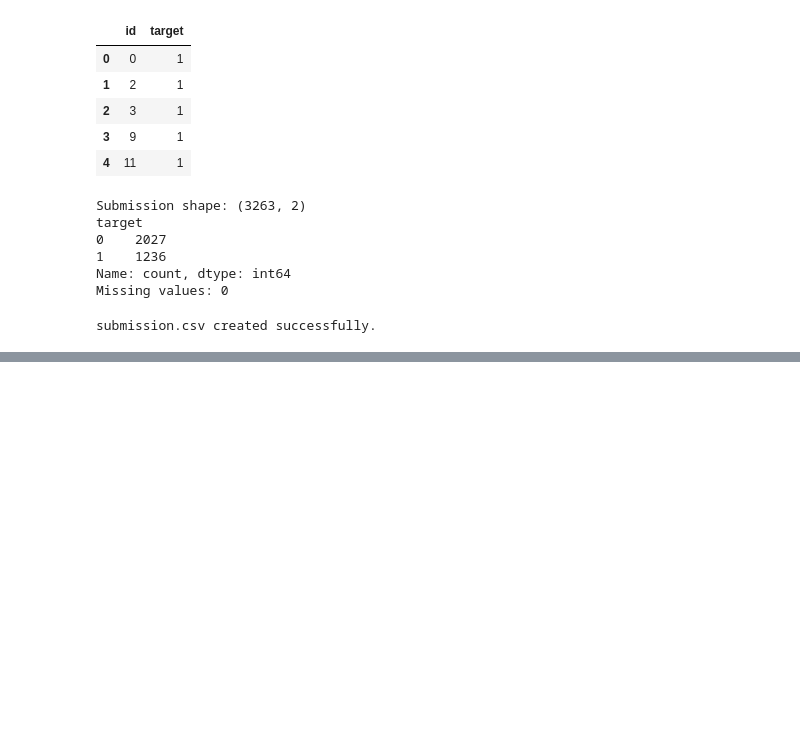
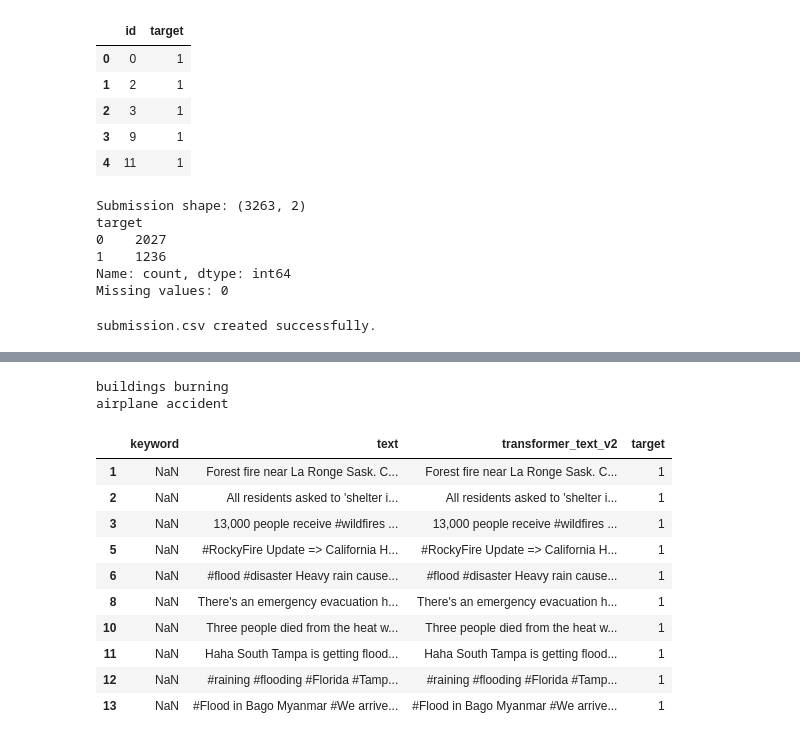
Before and after one commit to Kaviya-Balamurugan/disaster-tweets-nlp, a Jupyter notebook: notebooks/distilbert_disaster_tweets.ipynb, the cells around one changed output, grey strips where cells are left out. Saved outputs shown, nothing was run; the diff lists cells and outputs as text; code cells hidden in the pictures; blank space fills up the shorter version.

```diff
--- a/notebooks/distilbert_disaster_tweets.ipynb
+++ b/notebooks/distilbert_disaster_tweets.ipynb
@@ -769,0 +793,29 @@ submission.csv created successfully.
+# %%
+def clean_keyword(keyword):
+    if pd.isna(keyword):
+        return ""
+
+    return str(keyword).replace("%20", " ").strip()
+# %%
+print(clean_keyword("buildings%20burning"))
+print(clean_keyword("airplane%20accident"))
+print(clean_keyword(np.nan))
+# %% [output]
+buildings burning
+airplane accident
+# %%
+def build_transformer_text(df):
+    texts = []
+
+    for keyword, text in zip(df["keyword"], df["text"]):
+        keyword = clean_keyword(keyword)
+        text = str(text)
+
+        if keyword:
+            combined = keyword + " [SEP] " + text
+        else:
+            combined = text
+
+        texts.append(combined)
+
+    return pd.Series(texts, index=df.index)
@@ -769,0 +825,16 @@ submission.csv created successfully.
+# %%
+train_data[
+    ["keyword", "text", "transformer_text_v2", "target"]
+].head(10)
+# %% [output]
+|  | keyword | text | transformer_text_v2 | target |
+| 1 | NaN | Forest fire near La Ronge Sask. C... | Forest fire near La Ronge Sask. C... | 1 |
+| 2 | NaN | All residents asked to 'shelter i... | All residents asked to 'shelter i... | 1 |
+| 3 | NaN | 13,000 people receive #wildfires ... | 13,000 people receive #wildfires ... | 1 |
+| 5 | NaN | #RockyFire Update => California H... | #RockyFire Update => California H... | 1 |
+| 6 | NaN | #flood #disaster Heavy rain cause... | #flood #disaster Heavy rain cause... | 1 |
+| 8 | NaN | There's an emergency evacuation h... | There's an emergency evacuation h... | 1 |
+| 10 | NaN | Three people died from the heat w... | Three people died from the heat w... | 1 |
+| 11 | NaN | Haha South Tampa is getting flood... | Haha South Tampa is getting flood... | 1 |
+| 12 | NaN | #raining #flooding #Florida #Tamp... | #raining #flooding #Florida #Tamp... | 1 |
+| 13 | NaN | #Flood in Bago Myanmar #We arrive... | #Flood in Bago Myanmar #We arrive... | 1 |
```
Also changed, not shown: parts of 31 cells of this notebook, 1 other file.
